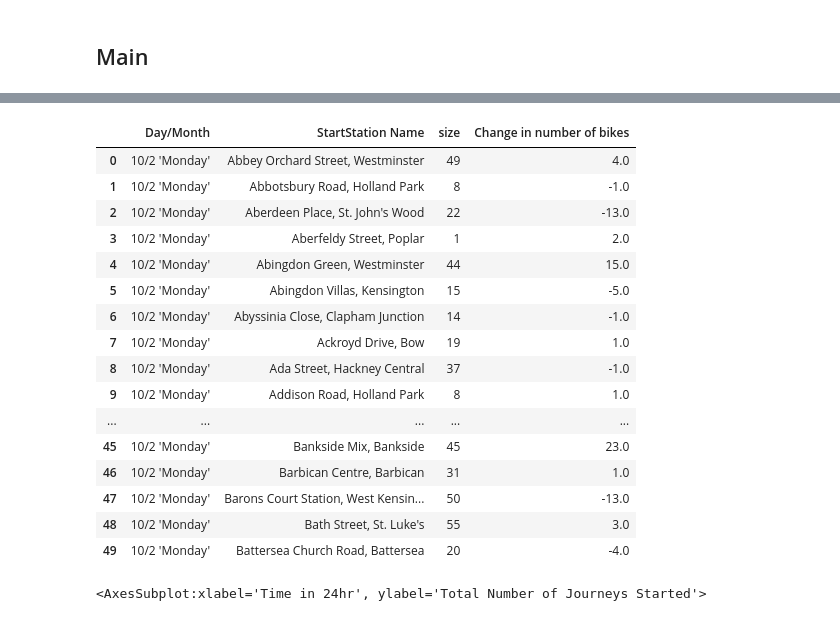
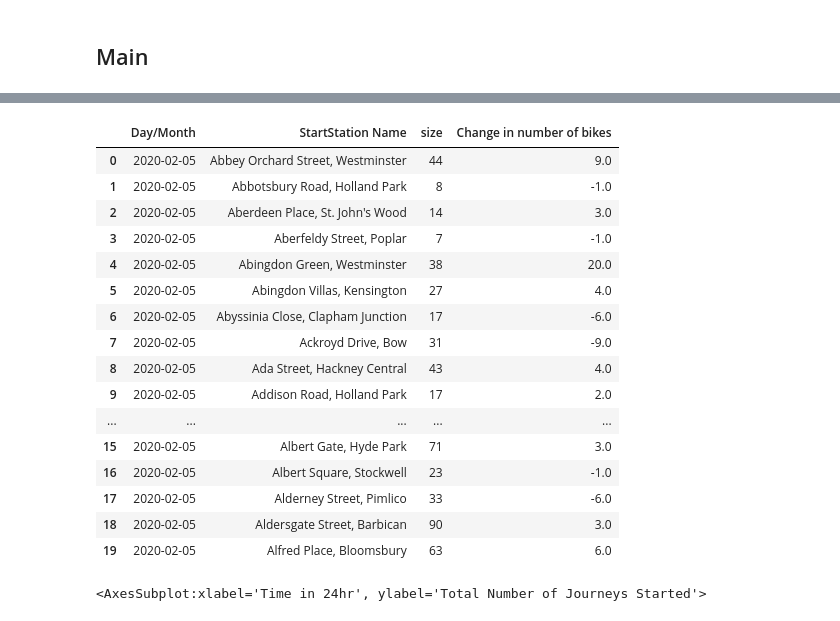
Before and after one commit to maryamzarin/Data-Analysis-and-Optimisation-for-bike-sharing, a Jupyter notebook: Process_Demand.ipynb, the cells around one changed output, grey strips where cells are left out. Cells and saved outputs as stored; diff of their text form; code cells hidden in the pictures.

```diff
--- a/Process_Demand.ipynb
+++ b/Process_Demand.ipynb
@@ -180,25 +225,25 @@ startTable
 5431 rows × 3 columns
 # %%
 startTable["Change in number of bikes"] = endTable["size"] - startTable["size"]
-startTable.head(50)
+startTable.head(20)
 # %% [output]
 |  | Day/Month | StartStation Name | size | Change in number of bikes |
-| 0 | 10/2 'Monday' | Abbey Orchard Street, Westminster | 49 | 4.0 |
-| 1 | 10/2 'Monday' | Abbotsbury Road, Holland Park | 8 | -1.0 |
-| 2 | 10/2 'Monday' | Aberdeen Place, St. John's Wood | 22 | -13.0 |
-| 3 | 10/2 'Monday' | Aberfeldy Street, Poplar | 1 | 2.0 |
-| 4 | 10/2 'Monday' | Abingdon Green, Westminster | 44 | 15.0 |
-| 5 | 10/2 'Monday' | Abingdon Villas, Kensington | 15 | -5.0 |
-| 6 | 10/2 'Monday' | Abyssinia Close, Clapham Junction | 14 | -1.0 |
-| 7 | 10/2 'Monday' | Ackroyd Drive, Bow | 19 | 1.0 |
-| 8 | 10/2 'Monday' | Ada Street, Hackney Central | 37 | -1.0 |
-| 9 | 10/2 'Monday' | Addison Road, Holland Park | 8 | 1.0 |
+| 0 | 2020-02-05 | Abbey Orchard Street, Westminster | 44 | 9.0 |
+| 1 | 2020-02-05 | Abbotsbury Road, Holland Park | 8 | -1.0 |
+| 2 | 2020-02-05 | Aberdeen Place, St. John's Wood | 14 | 3.0 |
+| 3 | 2020-02-05 | Aberfeldy Street, Poplar | 7 | -1.0 |
+| 4 | 2020-02-05 | Abingdon Green, Westminster | 38 | 20.0 |
+| 5 | 2020-02-05 | Abingdon Villas, Kensington | 27 | 4.0 |
+| 6 | 2020-02-05 | Abyssinia Close, Clapham Junction | 17 | -6.0 |
+| 7 | 2020-02-05 | Ackroyd Drive, Bow | 31 | -9.0 |
+| 8 | 2020-02-05 | Ada Street, Hackney Central | 43 | 4.0 |
+| 9 | 2020-02-05 | Addison Road, Holland Park | 17 | 2.0 |
 | ... | ... | ... | ... | ... |
-| 45 | 10/2 'Monday' | Bankside Mix, Bankside | 45 | 23.0 |
-| 46 | 10/2 'Monday' | Barbican Centre, Barbican | 31 | 1.0 |
-| 47 | 10/2 'Monday' | Barons Court Station, West Kensin... | 50 | -13.0 |
-| 48 | 10/2 'Monday' | Bath Street, St. Luke's | 55 | 3.0 |
-| 49 | 10/2 'Monday' | Battersea Church Road, Battersea | 20 | -4.0 |
+| 15 | 2020-02-05 | Albert Gate, Hyde Park | 71 | 3.0 |
+| 16 | 2020-02-05 | Albert Square, Stockwell | 23 | -1.0 |
+| 17 | 2020-02-05 | Alderney Street, Pimlico | 33 | -6.0 |
+| 18 | 2020-02-05 | Aldersgate Street, Barbican | 90 | 3.0 |
+| 19 | 2020-02-05 | Alfred Place, Bloomsbury | 63 | 6.0 |
 # %%
 #not useful
 #numGainOrLossByStationStart(startedJourneys).plot(kind="bar")
```
Also changed, not shown: parts of 18 cells of this notebook, 1 other file.
